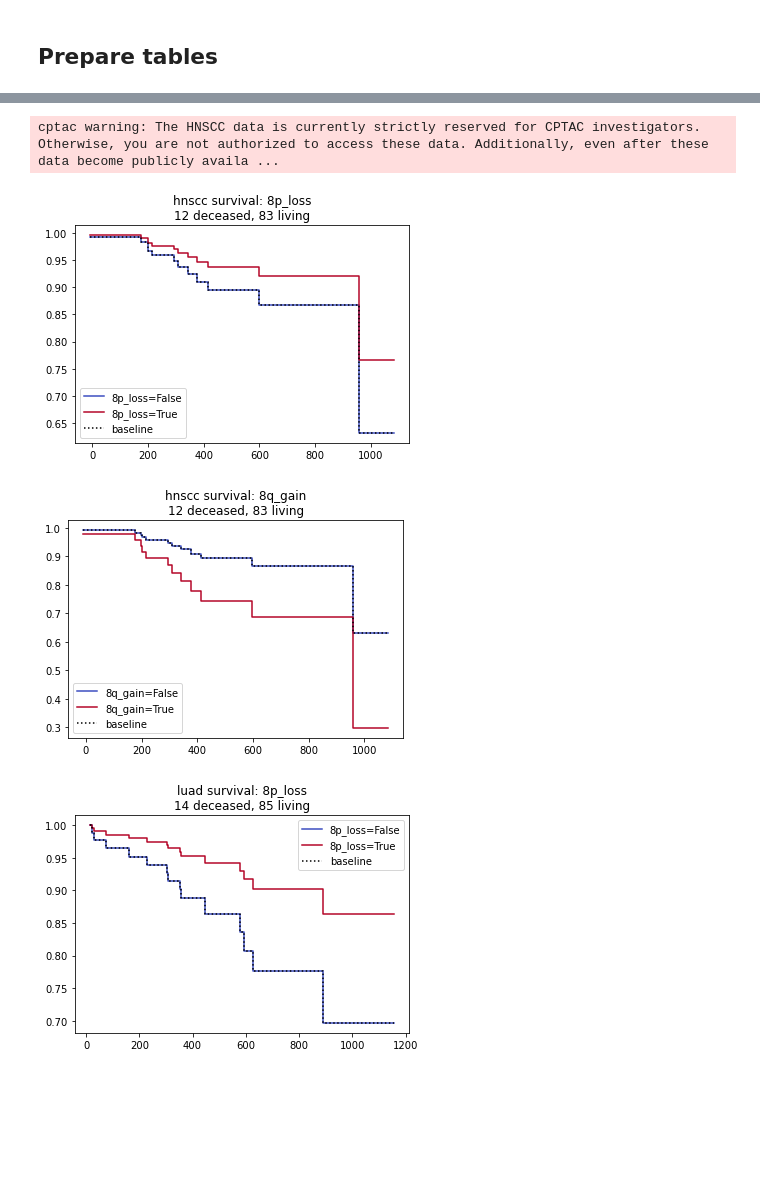
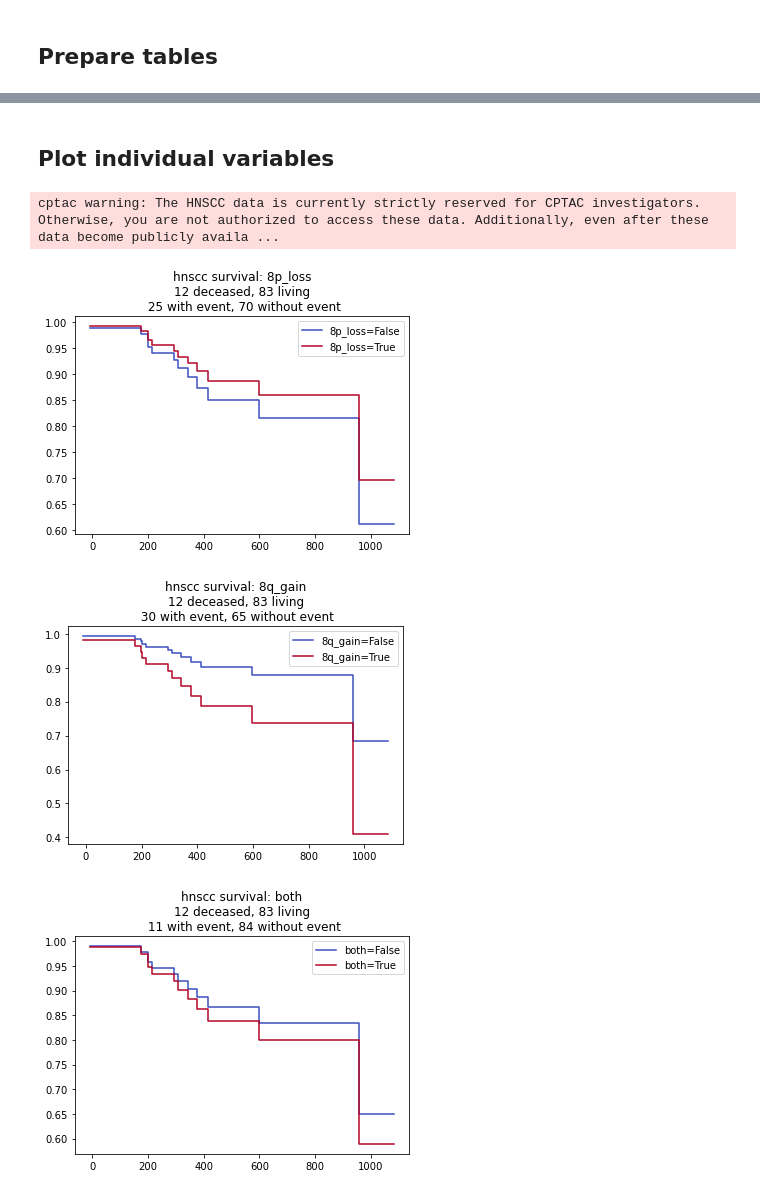
Before and after one commit to PayneLab/pancancerCNV, a Jupyter notebook: chromosome_8/16_survival_analysis.ipynb, the cells around one changed output, grey strips where cells are left out. Saved outputs shown, nothing was run; the diff lists cells and outputs as text; code cells hidden in the pictures; blank space fills up the shorter version.

Commit message:
Finish survival analysis for HNSCC, LUAD, and Ovarian

```diff
--- a/chromosome_8/16_survival_analysis.ipynb
+++ b/chromosome_8/16_survival_analysis.ipynb
@@ -74,8 +74,17 @@ def prepare_plot_table(ds):
         vital_status_col: "vital_status",
         last_contact_col: "days_to_last_contact",
         death_col: "days_to_death"
-    }).\
-    dropna(axis="index", how="all")
+    })
+
+    # Only keep rows where the death column is not NaN
+    fp = fp[fp["vital_status"].notna()]
+
+    # Only keep rows where at least one of the days_to_last_contact and days_to_death columns is not NaN
+    fp = fp[(fp["days_to_last_contact"].notna() | fp["days_to_death"].notna())]
+
+    # Fill NaNs in days_to_last_contact and days_to_death columns with zeros
+    fp["days_to_last_contact"] = fp["days_to_last_contact"].fillna(0)
+    fp["days_to_death"] = fp["days_to_death"].fillna(0)
 
     # Take care of multiple entries for each patient
     fp = fp.groupby("Patient_ID").agg(
@@ -84,11 +93,8 @@ def prepare_plot_table(ds):
         days_to_death=("days_to_death", max)
     )
 
-    # Fill NaNs in days_to_last_contact and days_to_death columns
-    fp["days_to_last_contact"] = fp["days_to_last_contact"].fillna(fp["days_to_death"])
-    fp["days_to_death"] = fp["days_to_death"].fillna(fp["days_to_last_contact"])
-
     # Combine the days until last contact and days until death columns
+    # We previously replaced NaNs with zeros, so those will be given lowest priority
     fp = fp.assign(days_to_last_contact_or_death=fp["days_to_last_contact"].combine(fp["days_to_death"], max))
 
     # Drop the other two
@@ -104,11 +110,13 @@ def prepare_plot_table(ds):
         "loss_event": "8p_loss"
     })
 
+    event = event.assign(
+        both=event["8p_loss"] & event["8q_gain"],
+        neither=~(event["8p_loss"] | event["8q_gain"])
+    )
+
     # Join the two
     joined = fp.join(event, how="inner")
-
-    # Drop any NaN rows
-    joined = joined.dropna(axis="index", how="any")
 
     # Check
     assert joined.index.duplicated().sum() == 0
@@ -117,32 +141,39 @@ def prepare_plot_table(ds):
+# %% [markdown]
+## Plot individual variables
 # %%
-def plot_multivar_survival(cancer_type, df, cnv_col):
+def plot_single_var_survival(cancer_type, df, cnv_col):
 
     cph = CoxPHFitter()
     cph.fit(
         df=df,
         duration_col="days_to_last_contact_or_death",
-        event_col="death"
+        event_col="death",
+        robust=True
     )
 
     deceased_count = df["death"].sum()
     living_count = df["death"].size - deceased_count
 
-    plot_title = f"{cancer_type} survival: {cnv_col}\n{deceased_count} deceased, {living_count} living"
+    has_event_count = df[cnv_col].sum()
+    no_event_count = df[cnv_col].size - has_event_count
+
+    plot_title = f"{cancer_type} survival: {cnv_col}\n{deceased_count} deceased, {living_count} living\n {has_event_count} with event, {no_event_count} without event"
 
     return cph.plot_partial_effects_on_outcome(
         covariates=cnv_col,
         values=[False, True],
-        plot_baseline=True,
+        plot_baseline=False,
         cmap='coolwarm',
         title=plot_title
     )
 # %%
 for cancer_type, ds in dss.items():
     df = prepare_plot_table(ds)
-    for cnv_col in ["8p_loss", "8q_gain"]:
-        plot_multivar_survival(cancer_type, df, cnv_col)
+    for cnv_col in ["8p_loss", "8q_gain", "both", "neither"]:
+        sel_df = df[["death", "days_to_last_contact_or_death", cnv_col]]
+        plot_single_var_survival(cancer_type, sel_df, cnv_col)
 # %% [output]
 cptac warning: The HNSCC data is currently strictly reserved for CPTAC investigators. Otherwise, you are not authorized to access these data. Additionally, even after these data become publicly availa ...
-[figure, old version]
+[figure, new version]
-[figure, old version]
+[figure, new version]
-[figure, old version]
+[figure, new version]
```
Also changed, not shown: parts of 7 cells of this notebook.
